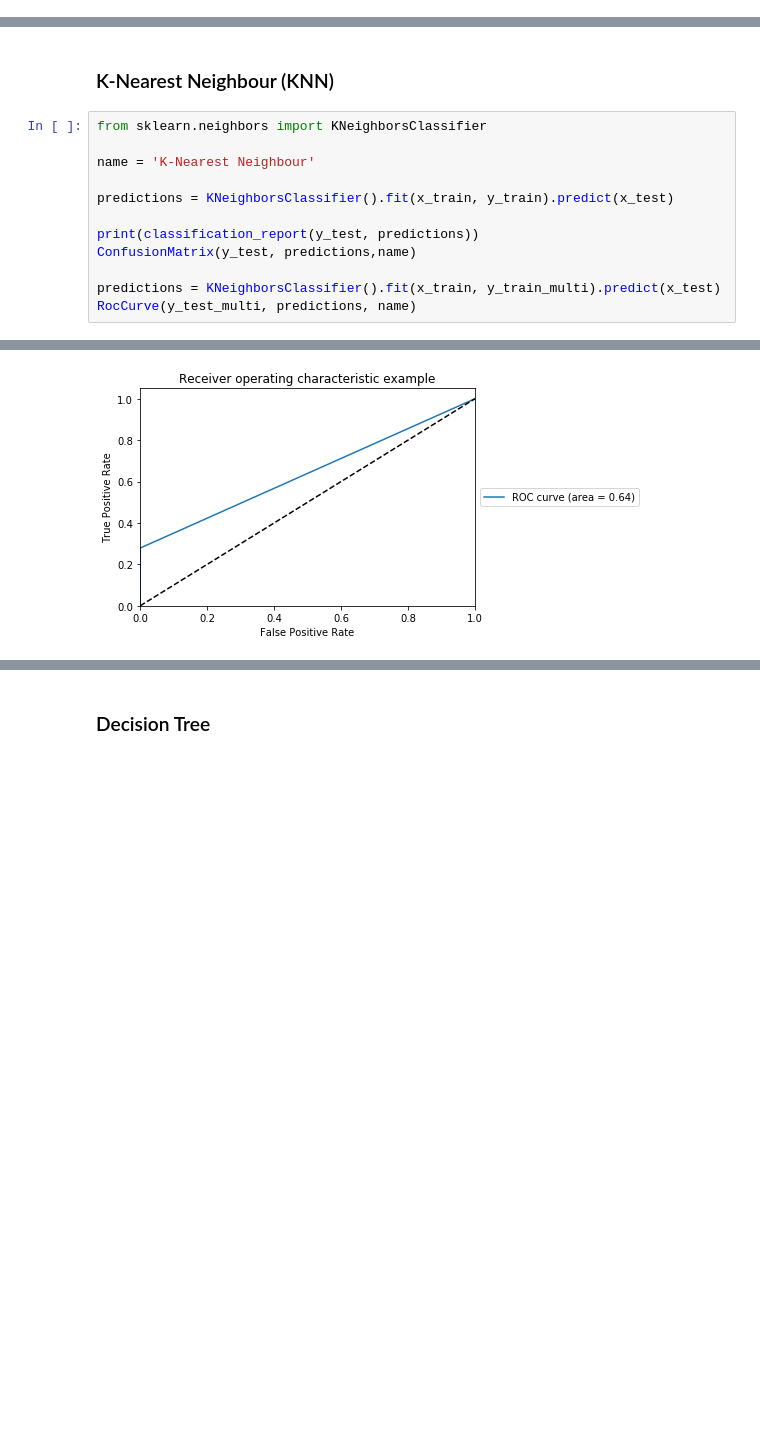
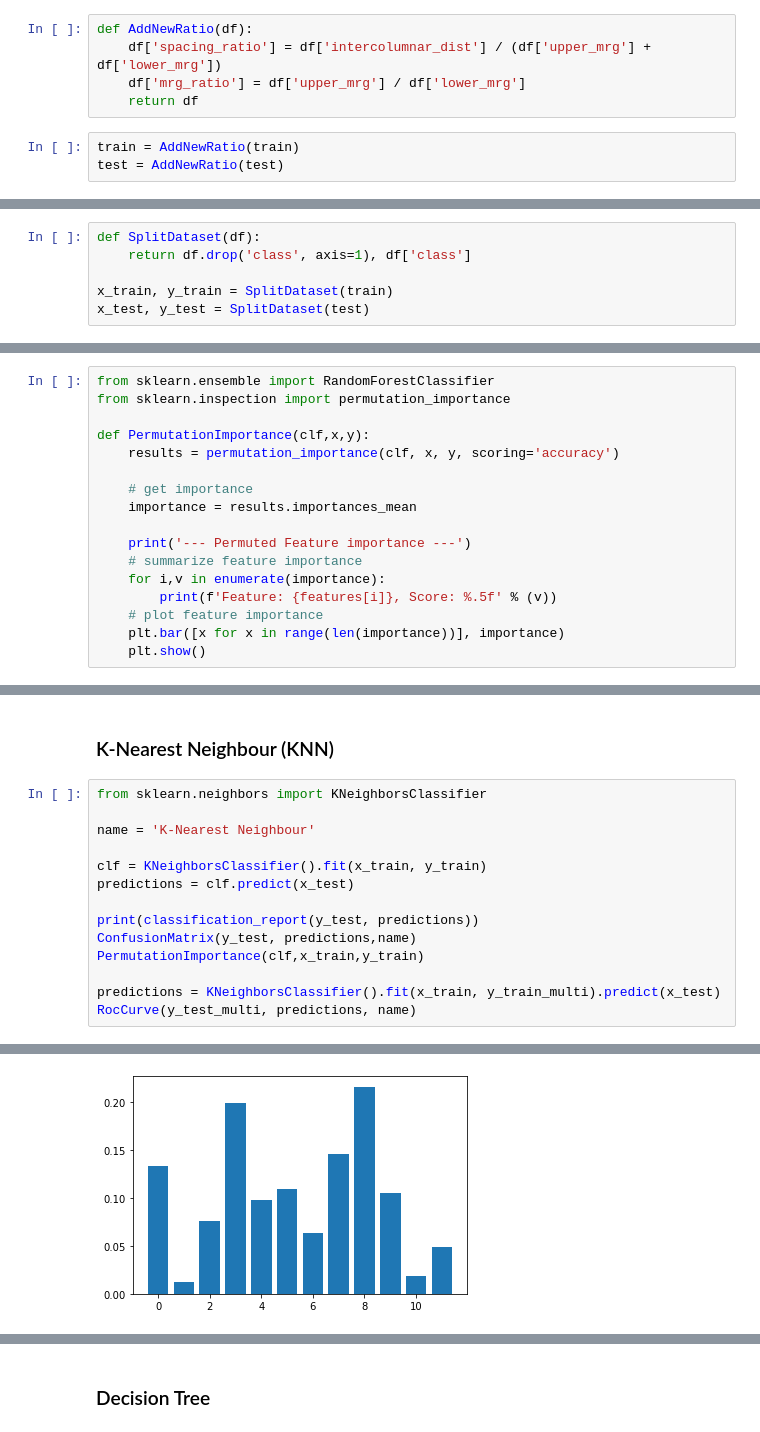
Before and after one commit to medartus/Avila-Analysis, a Jupyter notebook: notebook/Avila.ipynb, the cells around one changed output, grey strips where cells are left out. Cells and saved outputs as stored; diff of their text form; blank space fills up the shorter version.

Commit message:
Adding calulated columns dataset

```diff
--- a/notebook/Avila.ipynb
+++ b/notebook/Avila.ipynb
@@ -117,3 +104,11 @@ Number of lines in the datasets : 20867 and number of lines after droping the du
+# %%
+def AddNewRatio(df):
+    df['spacing_ratio'] = df['intercolumnar_dist'] / (df['upper_mrg'] + df['lower_mrg'])
+    df['mrg_ratio'] = df['upper_mrg'] / df['lower_mrg']
+    return df
+# %%
+train = AddNewRatio(train)
+test = AddNewRatio(test)
 # %% [markdown]
 See the number of value for each class on each columns
 # %%
@@ -204,3 +187,9 @@ print(f" Shape Y : {y_train.shape}    {y_test.shape}")
+# %%
+def SplitDataset(df):
+    return df.drop('class', axis=1), df['class']
+
+x_train, y_train = SplitDataset(train)
+x_test, y_test = SplitDataset(test)
 # %% [markdown]
 Standardize values
 # %%
@@ -215,3 +208,20 @@ y_test_multi = label_binarize(y_test, classes=DATASET_CLASS)
+# %%
+from sklearn.ensemble import RandomForestClassifier
+from sklearn.inspection import permutation_importance
+
+def PermutationImportance(clf,x,y):
+    results = permutation_importance(clf, x, y, scoring='accuracy')
+
+    # get importance
+    importance = results.importances_mean
+
+    print('--- Permuted Feature importance ---')
+    # summarize feature importance
+    for i,v in enumerate(importance):
+        print(f'Feature: {features[i]}, Score: %.5f' % (v))
+    # plot feature importance
+    plt.bar([x for x in range(len(importance))], importance)
+    plt.show()
 # %% [markdown]
 Creating confusion matrix
 # %%
@@ -353,10 +398,12 @@ from sklearn.neighbors import KNeighborsClassifier
 
 name = 'K-Nearest Neighbour'
 
-predictions = KNeighborsClassifier().fit(x_train, y_train).predict(x_test)
+clf = KNeighborsClassifier().fit(x_train, y_train)
+predictions = clf.predict(x_test)
 
 print(classification_report(y_test, predictions))
 ConfusionMatrix(y_test, predictions,name)
+PermutationImportance(clf,x_train,y_train)
 
 predictions = KNeighborsClassifier().fit(x_train, y_train_multi).predict(x_test)
 RocCurve(y_test_multi, predictions, name)
@@ -383 +443 @@ weighted avg       0.75      0.75      0.74      4174
-[figure, old version]
+[figure, new version]
```
Also changed, not shown: parts of 19 cells of this notebook, 1 other file.
